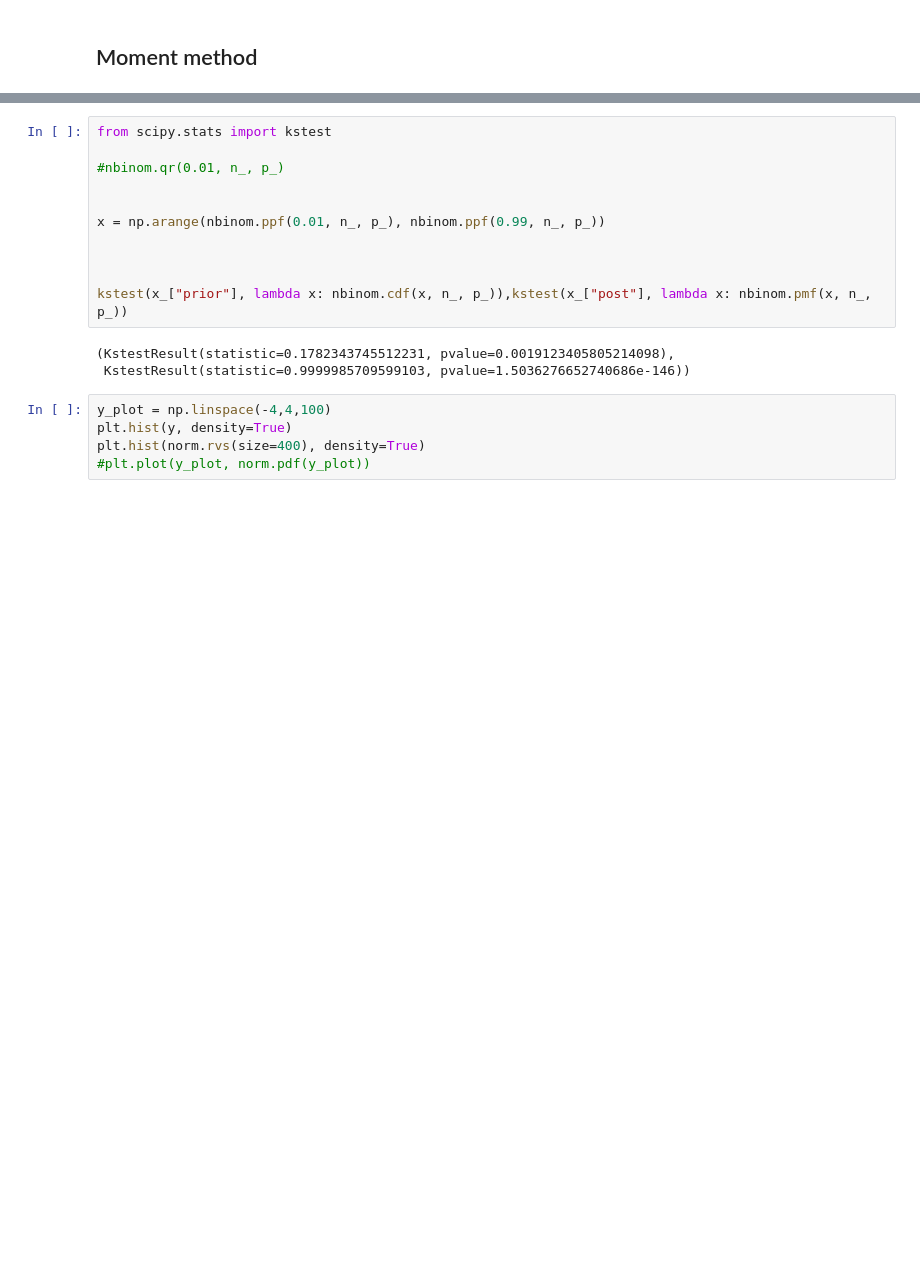
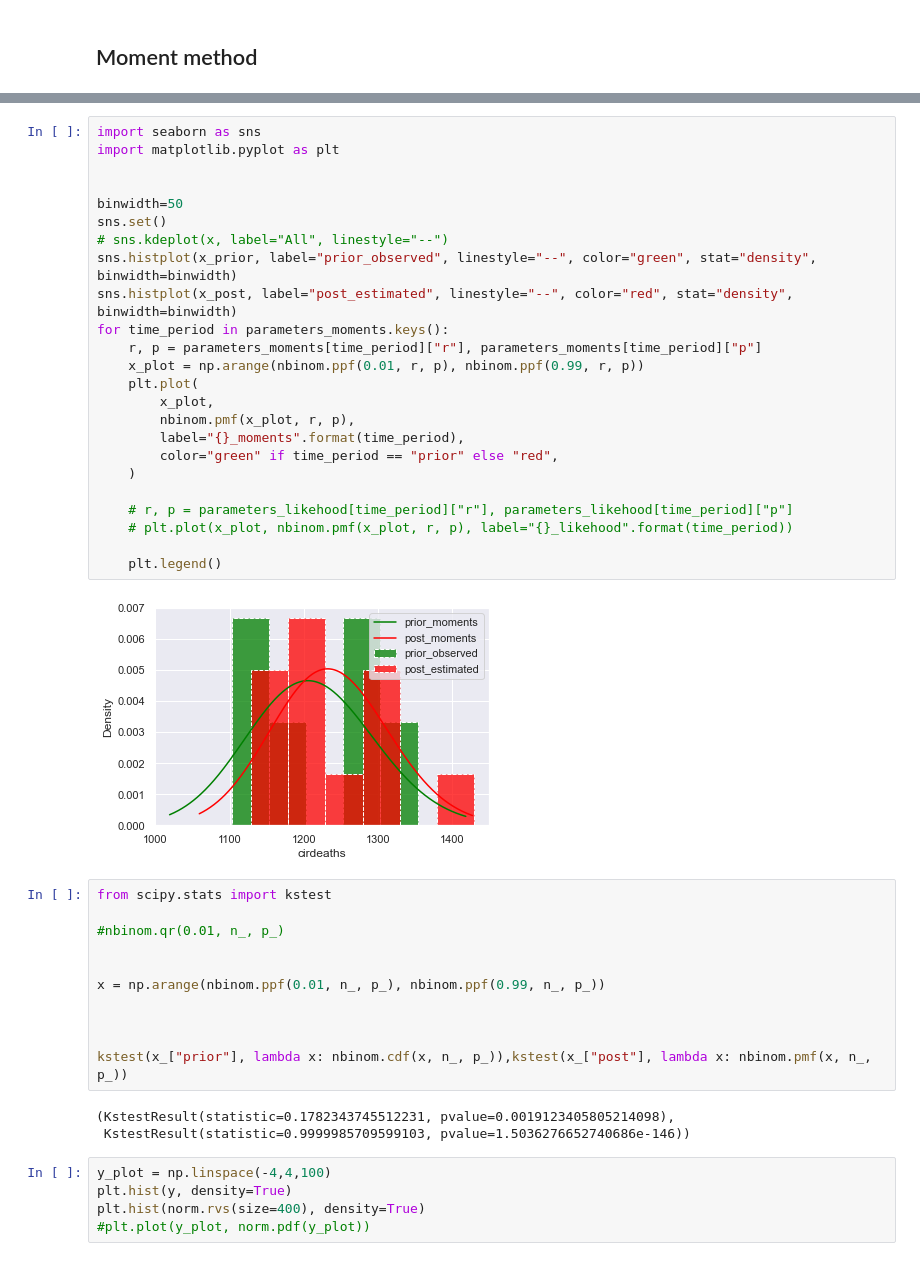
Before and after one commit to arnaud39/us_studies, a Jupyter notebook: plots.ipynb, the cells around one changed output, grey strips where cells are left out. Drawn from its saved outputs; the diff is of its cells as text; blank space fills up the shorter version.

```diff
--- a/plots.ipynb
+++ b/plots.ipynb
@@ -282,3 +285,29 @@ array([0.01003743, 0.01008291, 0.01012857, ..., 0.98990988, 0.98994345,
+# %%
+import seaborn as sns
+import matplotlib.pyplot as plt
+
+
+binwidth=50
+sns.set()
+# sns.kdeplot(x, label="All", linestyle="--")
+sns.histplot(x_prior, label="prior_observed", linestyle="--", color="green", stat="density", binwidth=binwidth)
+sns.histplot(x_post, label="post_estimated", linestyle="--", color="red", stat="density", binwidth=binwidth)
+for time_period in parameters_moments.keys():
+    r, p = parameters_moments[time_period]["r"], parameters_moments[time_period]["p"]
+    x_plot = np.arange(nbinom.ppf(0.01, r, p), nbinom.ppf(0.99, r, p))
+    plt.plot(
+        x_plot,
+        nbinom.pmf(x_plot, r, p),
+        label="{}_moments".format(time_period),
+        color="green" if time_period == "prior" else "red",
+    )
+
+    # r, p = parameters_likehood[time_period]["r"], parameters_likehood[time_period]["p"]
+    # plt.plot(x_plot, nbinom.pmf(x_plot, r, p), label="{}_likehood".format(time_period))
+
+    plt.legend()
+# %% [output]
+[figure, added]
 # %%
 from scipy.stats import kstest
 
```
Also changed, not shown: parts of 7 cells of this notebook.
